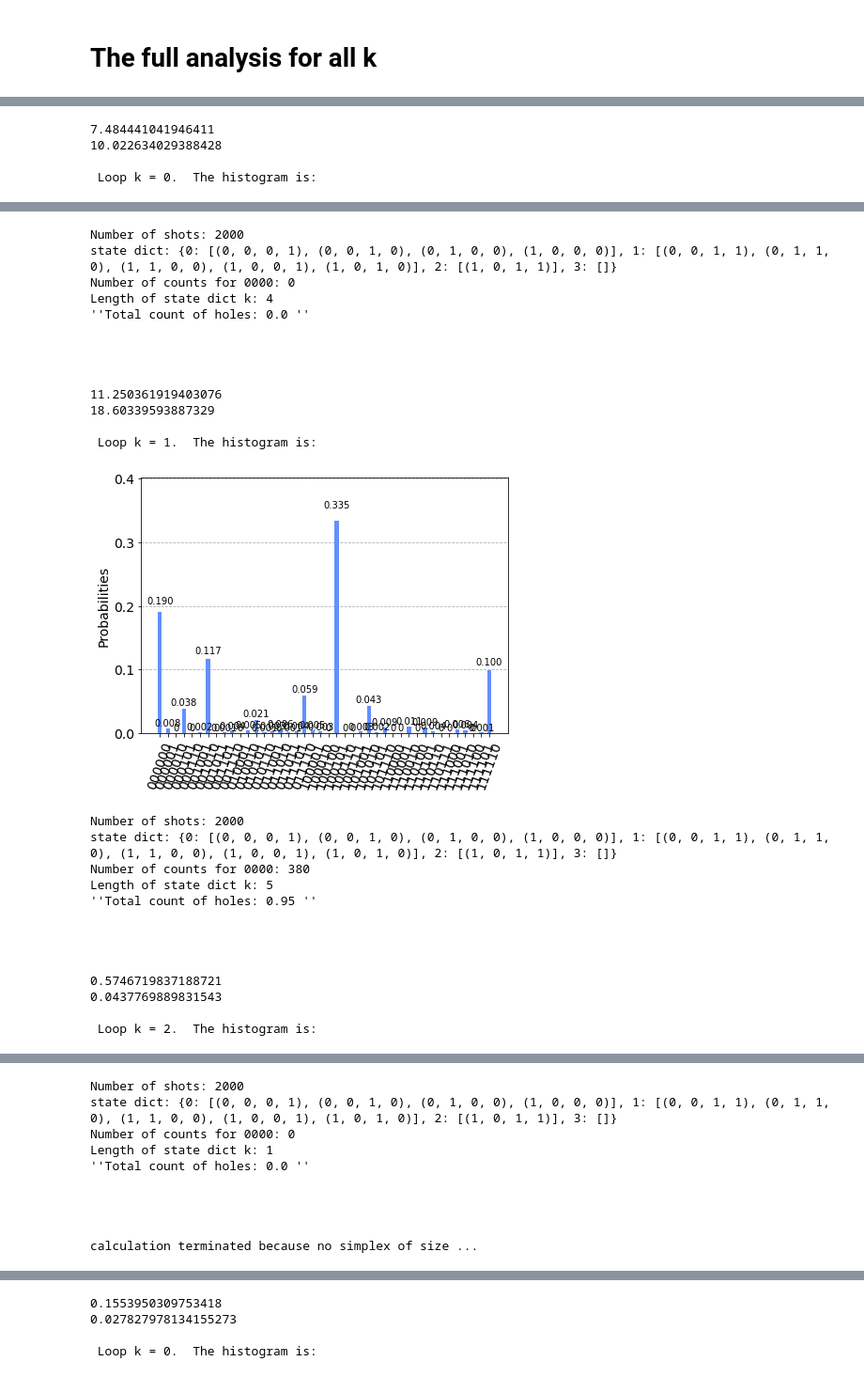
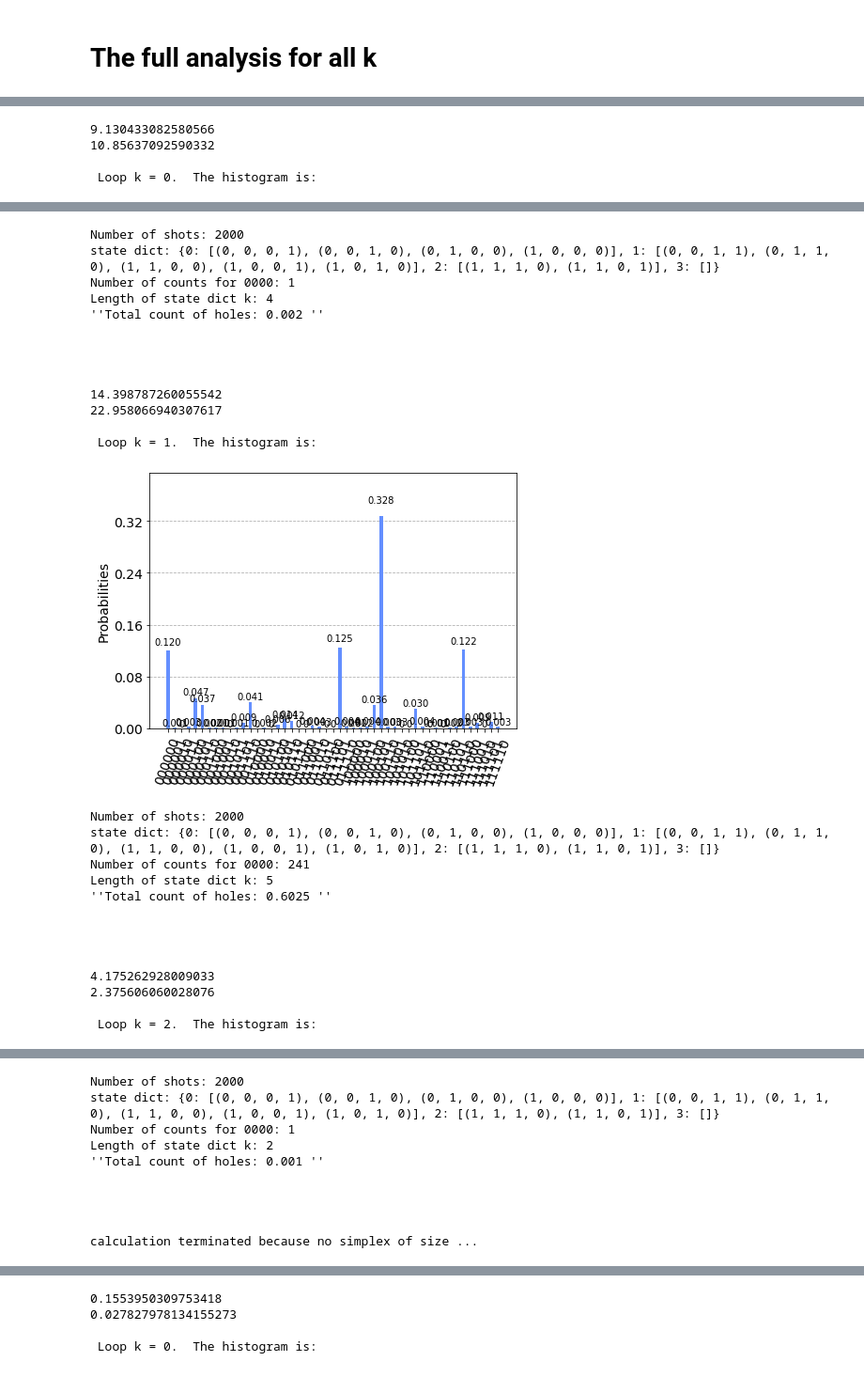
Before and after one commit to KathrinKoenig/QuantumTopologicalDataAnalysis, a Jupyter notebook: Code/QPE.ipynb, the cells around one changed output, grey strips where cells are left out. Shown at 94% size. Saved outputs shown, nothing was run; the diff lists cells and outputs as text; code cells hidden in the pictures.

```diff
--- a/Code/QPE.ipynb
+++ b/Code/QPE.ipynb
@@ -124,0 +118,16 @@ qc.draw('mpl')
+# %%
+n_vertices = 4
+num_qubits = 5
+shots = 2000
+
+S0 = [(0,0,0,1),(0,0,1,0), (0,1,0,0),(1,0,0,0)]
+S1 = [(0,0,1,1),(0,1,1,0),(1,1,0,0),(1,0,0,1),(1,0,1,0)]
+S2 = []
+S2 = [(1,0,1,1)]
+S3 = []
+
+state_dict = {0: S0, 1: S1, 2: S2, 3: S3}
+
+k = 1
+qc = qtda.QTDA_algorithm(num_qubits, k, state_dict)
+qc.draw('mpl')
@@ -128,0 +138,12 @@ qc.draw('mpl')
+# %%
+test_sample = np.array([
+    [0.,0.],
+    [1.,0.],
+    [1.,1.],
+    [0.,1.]
+    ])
+
+shots = 1000
+epsilons = [0.1, 1.1, 1.5]
+
+data = qtda.Q_persistent_top_spectra(test_sample, max_dimension=3, max_edge_length=2, num_eval_qubits=5, shots=shots, epsilons=epsilons)
@@ -128,0 +168,8 @@ qc.draw('mpl')
+# %%
+for eps in data.count_data.keys():
+    print()
+    print(eps)
+    for k in data.count_data[eps].keys():
+        print(k)
+        print(data.count_data[eps][k].get("0"*5) * len(data.state_dict[eps][k])/shots )
+#         display(plot_histogram(data[eps][k]))
@@ -227,7 +294,7 @@ def example2holes():
     S0 = [(0,0,0,1),(0,0,1,0), (0,1,0,0),(1,0,0,0)]
     S1 = [(0,0,1,1),(0,1,1,0),(1,1,0,0),(1,0,0,1),(1,0,1,0)]
     S2 = []
-    S2 = [(1,0,1,1)]
+    S2 = [(1,1,1,0),(1,1,0,1)]
     S3 = []
 
     state_dict = {0: S0, 1: S1, 2: S2, 3: S3}
@@ -236,7 +303,7 @@ def example2holes():
 
 example2holes()
 # %% [output]
-7.484441041946411
-10.022634029388428
+9.130433082580566
+10.85637092590332
 
  Loop k = 0.  The histogram is:
@@ -244,27 +311,27 @@ example2holes()
 Number of shots: 2000
-state dict: {0: [(0, 0, 0, 1), (0, 0, 1, 0), (0, 1, 0, 0), (1, 0, 0, 0)], 1: [(0, 0, 1, 1), (0, 1, 1, 0), (1, 1, 0, 0), (1, 0, 0, 1), (1, 0, 1, 0)], 2: [(1, 0, 1, 1)], 3: []}
-Number of counts for 0000: 0
+state dict: {0: [(0, 0, 0, 1), (0, 0, 1, 0), (0, 1, 0, 0), (1, 0, 0, 0)], 1: [(0, 0, 1, 1), (0, 1, 1, 0), (1, 1, 0, 0), (1, 0, 0, 1), (1, 0, 1, 0)], 2: [(1, 1, 1, 0), (1, 1, 0, 1)], 3: []}
+Number of counts for 0000: 1
 Length of state dict k: 4
-''Total count of holes: 0.0 ''
+''Total count of holes: 0.002 ''
 
 
 
 
-11.250361919403076
-18.60339593887329
+14.398787260055542
+22.958066940307617
 
  Loop k = 1.  The histogram is:
-[figure, old version]
+[figure, new version]
 Number of shots: 2000
-state dict: {0: [(0, 0, 0, 1), (0, 0, 1, 0), (0, 1, 0, 0), (1, 0, 0, 0)], 1: [(0, 0, 1, 1), (0, 1, 1, 0), (1, 1, 0, 0), (1, 0, 0, 1), (1, 0, 1, 0)], 2: [(1, 0, 1, 1)], 3: []}
-Number of counts for 0000: 380
+state dict: {0: [(0, 0, 0, 1), (0, 0, 1, 0), (0, 1, 0, 0), (1, 0, 0, 0)], 1: [(0, 0, 1, 1), (0, 1, 1, 0), (1, 1, 0, 0), (1, 0, 0, 1), (1, 0, 1, 0)], 2: [(1, 1, 1, 0), (1, 1, 0, 1)], 3: []}
+Number of counts for 0000: 241
 Length of state dict k: 5
-''Total count of holes: 0.95 ''
+''Total count of holes: 0.6025 ''
 
 
 
 
-0.5746719837188721
-0.0437769889831543
+4.175262928009033
+2.375606060028076
 
  Loop k = 2.  The histogram is:
@@ -272,8 +339,8 @@ Length of state dict k: 5
 Number of shots: 2000
-state dict: {0: [(0, 0, 0, 1), (0, 0, 1, 0), (0, 1, 0, 0), (1, 0, 0, 0)], 1: [(0, 0, 1, 1), (0, 1, 1, 0), (1, 1, 0, 0), (1, 0, 0, 1), (1, 0, 1, 0)], 2: [(1, 0, 1, 1)], 3: []}
-Number of counts for 0000: 0
-Length of state dict k: 1
-''Total count of holes: 0.0 ''
+state dict: {0: [(0, 0, 0, 1), (0, 0, 1, 0), (0, 1, 0, 0), (1, 0, 0, 0)], 1: [(0, 0, 1, 1), (0, 1, 1, 0), (1, 1, 0, 0), (1, 0, 0, 1), (1, 0, 1, 0)], 2: [(1, 1, 1, 0), (1, 1, 0, 1)], 3: []}
+Number of counts for 0000: 1
+Length of state dict k: 2
+''Total count of holes: 0.001 ''
 
 
 
```
Also changed, not shown: parts of 10 cells of this notebook, 1 other file.
